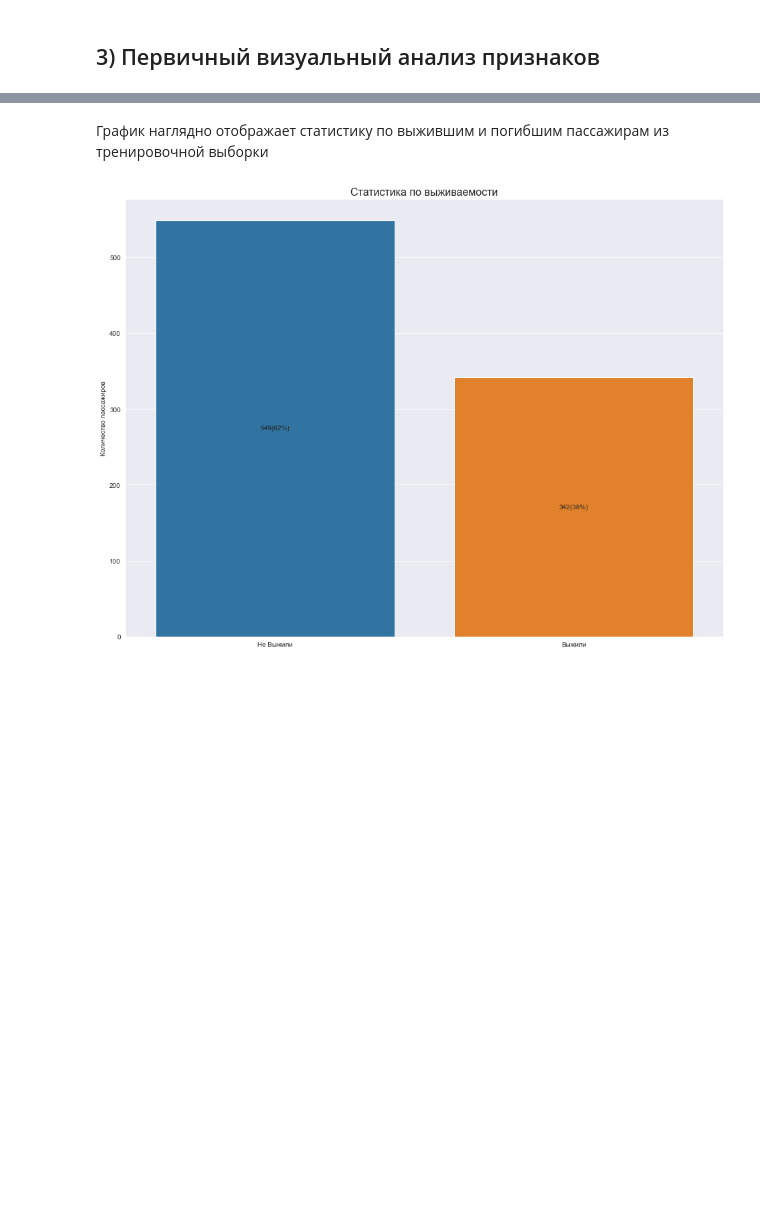
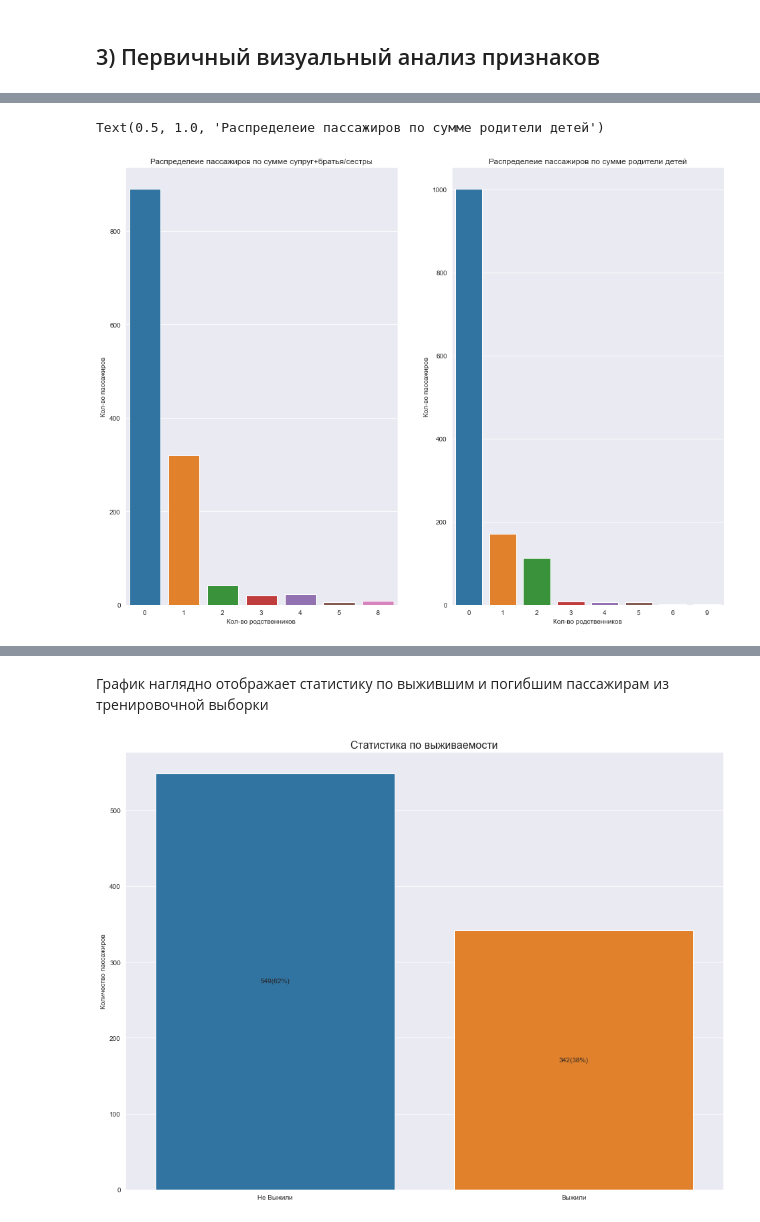
Before and after one commit to ex3del/lab4_iad, a Jupyter notebook: Без названия.ipynb, the cells around one changed output, grey strips where cells are left out. Saved outputs shown, nothing was run; the diff lists cells and outputs as text; code cells hidden in the pictures; blank space fills up the shorter version.

```diff
--- a/Без названия.ipynb
+++ b/Без названия.ipynb
@@ -201,0 +243,14 @@ train_df.groupby(['Pclass', 'Sex'])['Survived'].value_counts(normalize=True), tr
+# %%
+plt.subplot(1, 2, 1)
+sns.countplot(data=df, x='SibSp')
+plt.xlabel('Кол-во родственников')
+plt.ylabel("Кол-во пассажиров")
+plt.title('Распределеие пассажиров по сумме супруг+братья/сестры')
+plt.subplot(1,2,2)
+sns.countplot(data=df, x='Parch')
+plt.xlabel('Кол-во родственников')
+plt.ylabel("Кол-во пассажиров")
+plt.title('Распределеие пассажиров по сумме родители детей')
+# %% [output]
+Text(0.5, 1.0, 'Распределеие пассажиров по сумме родители детей')
+[figure, added]
```
Also changed, not shown: parts of 15 cells of this notebook.
